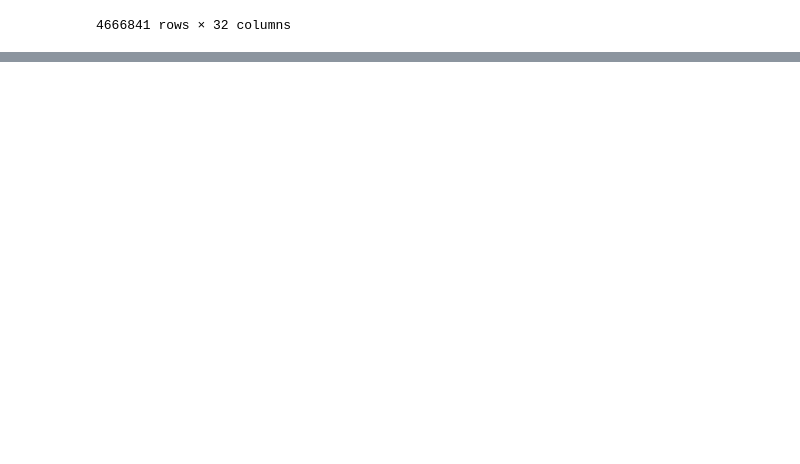
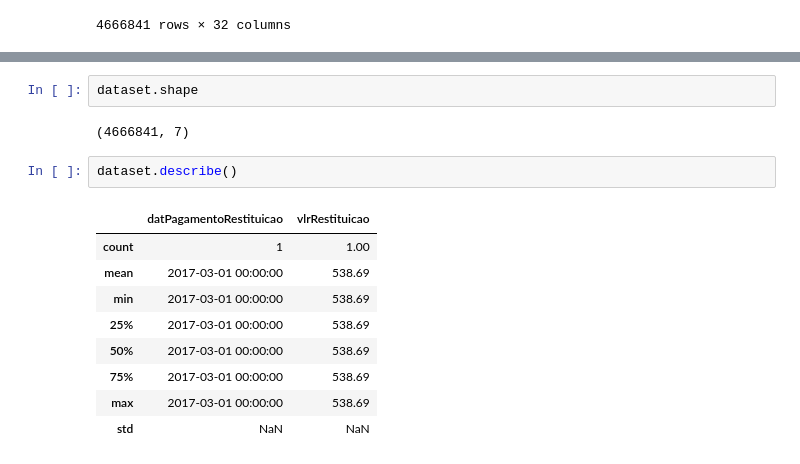
Before and after one commit to LeonardoHBritoo/projetoVI_ifooftech, a Jupyter notebook: projeto_vi.ipynb, the cells around one changed output, grey strips where cells are left out. Saved outputs shown, nothing was run; the diff lists cells and outputs as text; blank space fills up the shorter version.

```diff
--- a/projeto_vi.ipynb
+++ b/projeto_vi.ipynb
@@ -66,0 +101,16 @@ despesas_completo
+# %%
+dataset.shape
+# %% [output]
+(4666841, 7)
+# %%
+dataset.describe()
+# %% [output]
+|  | datPagamentoRestituicao | vlrRestituicao |
+| count | 1 | 1.00 |
+| mean | 2017-03-01 00:00:00 | 538.69 |
+| min | 2017-03-01 00:00:00 | 538.69 |
+| 25% | 2017-03-01 00:00:00 | 538.69 |
+| 50% | 2017-03-01 00:00:00 | 538.69 |
+| 75% | 2017-03-01 00:00:00 | 538.69 |
+| max | 2017-03-01 00:00:00 | 538.69 |
+| std | NaN | NaN |
```
Also changed, not shown: parts of 27 cells of this notebook.
